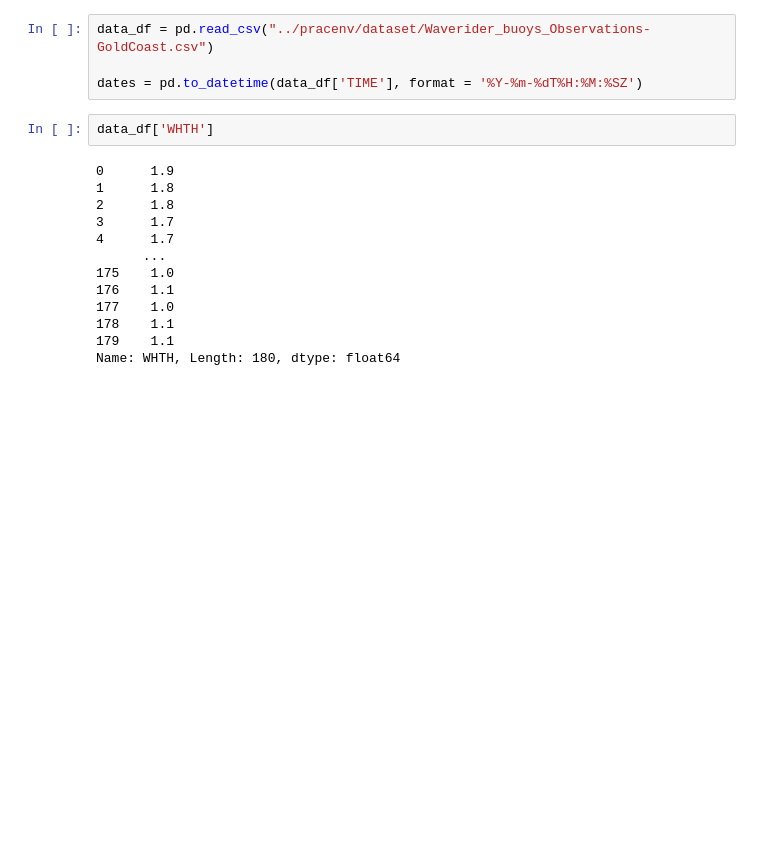
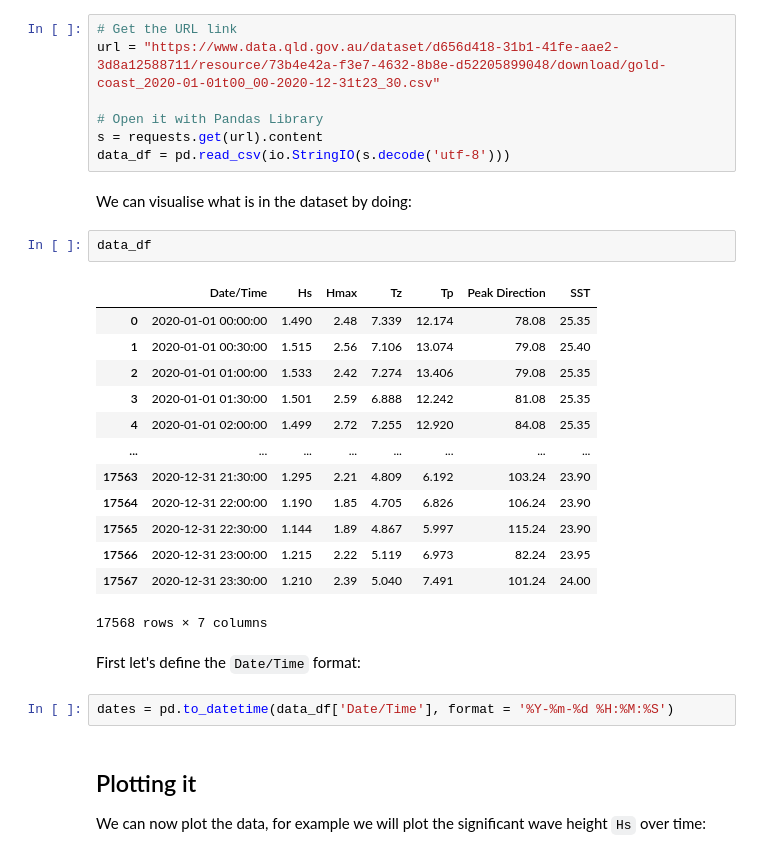
Before and after one commit to TristanSalles/Coast, a Jupyter notebook: book/queryocean/buoygoldcoast.ipynb, the cells around one changed output. Cells and saved outputs as stored; diff of their text form; blank space fills up the shorter version.

Commit message:
update part 1 examples

```diff
--- a/book/queryocean/buoygoldcoast.ipynb
+++ b/book/queryocean/buoygoldcoast.ipynb
@@ -25,19 +47,33 @@ warnings.filterwarnings('ignore')
+# %%
+# Get the URL link
+url = "https://www.data.qld.gov.au/dataset/d656d418-31b1-41fe-aae2-3d8a12588711/resource/73b4e42a-f3e7-4632-8b8e-d52205899048/download/gold-coast_2020-01-01t00_00-2020-12-31t23_30.csv"
+
+# Open it with Pandas Library
+s = requests.get(url).content
+data_df = pd.read_csv(io.StringIO(s.decode('utf-8')))
+# %% [markdown]
+We can visualise what is in the dataset by doing:
+# %%
+data_df
+# %% [output]
+|  | Date/Time | Hs | Hmax | Tz | Tp | Peak Direction | SST |
+| 0 | 2020-01-01 00:00:00 | 1.490 | 2.48 | 7.339 | 12.174 | 78.08 | 25.35 |
+| 1 | 2020-01-01 00:30:00 | 1.515 | 2.56 | 7.106 | 13.074 | 79.08 | 25.40 |
+| 2 | 2020-01-01 01:00:00 | 1.533 | 2.42 | 7.274 | 13.406 | 79.08 | 25.35 |
+| 3 | 2020-01-01 01:30:00 | 1.501 | 2.59 | 6.888 | 12.242 | 81.08 | 25.35 |
+| 4 | 2020-01-01 02:00:00 | 1.499 | 2.72 | 7.255 | 12.920 | 84.08 | 25.35 |
+| ... | ... | ... | ... | ... | ... | ... | ... |
+| 17563 | 2020-12-31 21:30:00 | 1.295 | 2.21 | 4.809 | 6.192 | 103.24 | 23.90 |
+| 17564 | 2020-12-31 22:00:00 | 1.190 | 1.85 | 4.705 | 6.826 | 106.24 | 23.90 |
+| 17565 | 2020-12-31 22:30:00 | 1.144 | 1.89 | 4.867 | 5.997 | 115.24 | 23.90 |
+| 17566 | 2020-12-31 23:00:00 | 1.215 | 2.22 | 5.119 | 6.973 | 82.24 | 23.95 |
+| 17567 | 2020-12-31 23:30:00 | 1.210 | 2.39 | 5.040 | 7.491 | 101.24 | 24.00 |
+17568 rows × 7 columns
+# %% [markdown]
+First let's define the `Date/Time` format:
 # %%
-data_df = pd.read_csv("../pracenv/dataset/Waverider_buoys_Observations-GoldCoast.csv")
-
-dates = pd.to_datetime(data_df['TIME'], format = '%Y-%m-%dT%H:%M:%SZ')
+dates = pd.to_datetime(data_df['Date/Time'], format = '%Y-%m-%d %H:%M:%S')
-# %%
-data_df['WHTH']
-# %% [output]
-0      1.9
-1      1.8
-2      1.8
-3      1.7
-4      1.7
-      ...
-175    1.0
-176    1.1
-177    1.0
-178    1.1
-179    1.1
-Name: WHTH, Length: 180, dtype: float64
+# %% [markdown]
+## Plotting it
+
+We can now plot the data, for example we will plot the significant wave height `Hs` over time:
```
Also changed, not shown: parts of 12 cells of this notebook, 7 other files.
